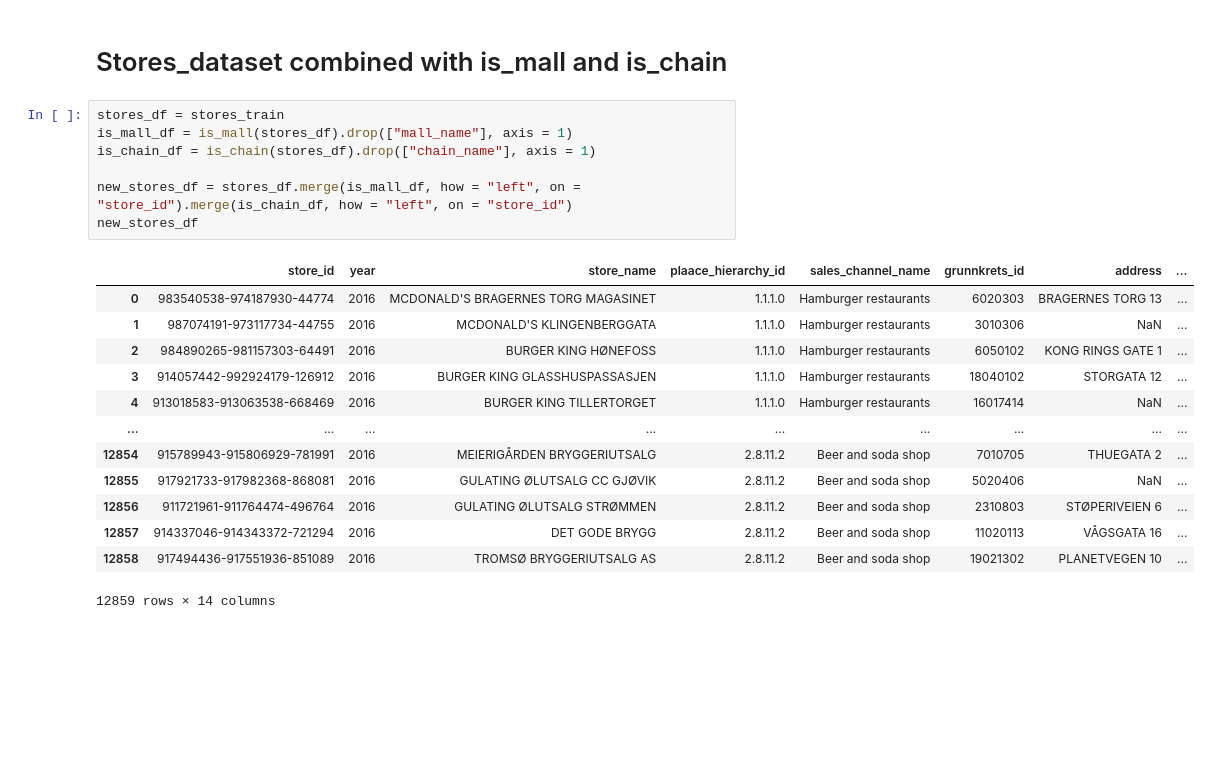
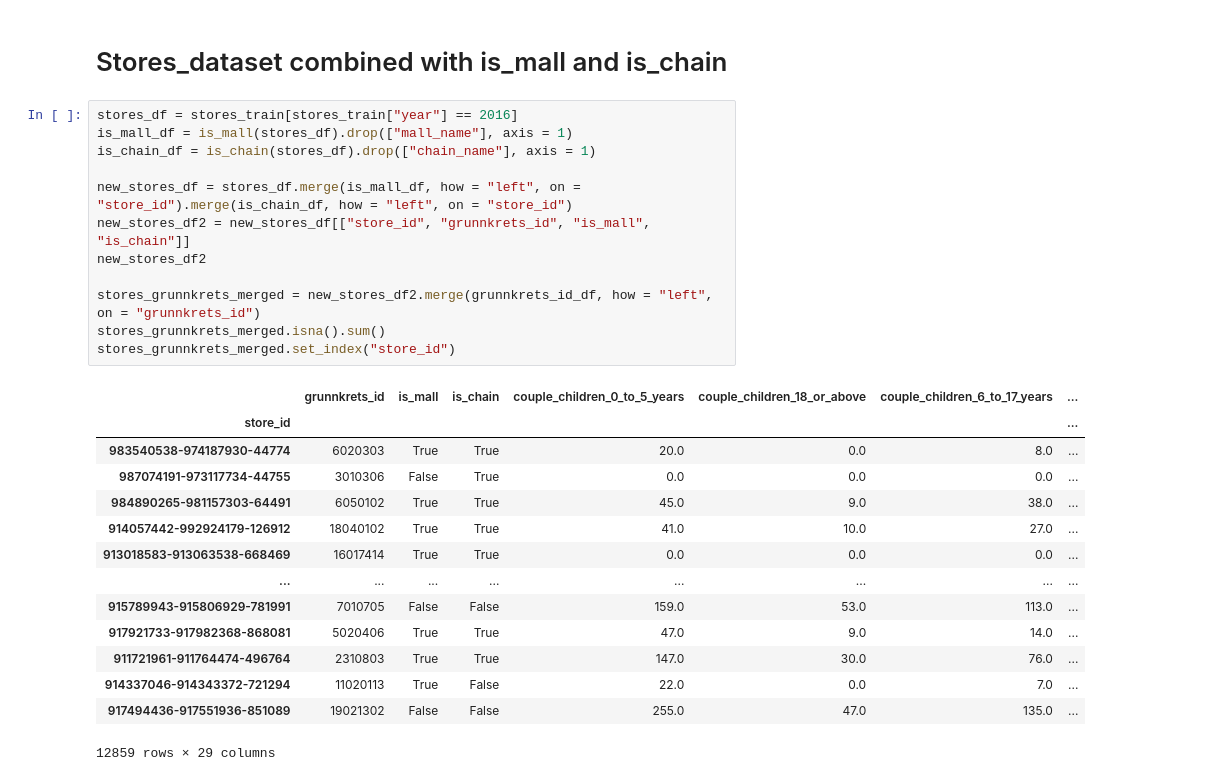
Before and after one commit to SimenQ/machine_learning, a Jupyter notebook: notebooks/shared/feature_engineering.ipynb, the cells around one changed output. Cells and saved outputs as stored; diff of their text form; blank space fills up the shorter version.

```diff
--- a/notebooks/shared/feature_engineering.ipynb
+++ b/notebooks/shared/feature_engineering.ipynb
@@ -589,23 +603,29 @@ municipality_df
 # %% [markdown]
 # Stores_dataset combined with is_mall and is_chain
 # %%
-stores_df = stores_train
+stores_df = stores_train[stores_train["year"] == 2016]
 is_mall_df = is_mall(stores_df).drop(["mall_name"], axis = 1)
 is_chain_df = is_chain(stores_df).drop(["chain_name"], axis = 1)
 
 new_stores_df = stores_df.merge(is_mall_df, how = "left", on = "store_id").merge(is_chain_df, how = "left", on = "store_id")
-new_stores_df
+new_stores_df2 = new_stores_df[["store_id", "grunnkrets_id", "is_mall", "is_chain"]]
+new_stores_df2
+
+stores_grunnkrets_merged = new_stores_df2.merge(grunnkrets_id_df, how = "left", on = "grunnkrets_id")
+stores_grunnkrets_merged.isna().sum()
+stores_grunnkrets_merged.set_index("store_id")
 # %% [output]
-|  | store_id | year | store_name | plaace_hierarchy_id | sales_channel_name | grunnkrets_id | address | ... |
-| 0 | 983540538-974187930-44774 | 2016 | MCDONALD'S BRAGERNES TORG MAGASINET | 1.1.1.0 | Hamburger restaurants | 6020303 | BRAGERNES TORG 13 | ... |
-| 1 | 987074191-973117734-44755 | 2016 | MCDONALD'S KLINGENBERGGATA | 1.1.1.0 | Hamburger restaurants | 3010306 | NaN | ... |
-| 2 | 984890265-981157303-64491 | 2016 | BURGER KING HØNEFOSS | 1.1.1.0 | Hamburger restaurants | 6050102 | KONG RINGS GATE 1 | ... |
-| 3 | 914057442-992924179-126912 | 2016 | BURGER KING GLASSHUSPASSASJEN | 1.1.1.0 | Hamburger restaurants | 18040102 | STORGATA 12 | ... |
-| 4 | 913018583-913063538-668469 | 2016 | BURGER KING TILLERTORGET | 1.1.1.0 | Hamburger restaurants | 16017414 | NaN | ... |
-| ... | ... | ... | ... | ... | ... | ... | ... | ... |
-| 12854 | 915789943-915806929-781991 | 2016 | MEIERIGÅRDEN BRYGGERIUTSALG | 2.8.11.2 | Beer and soda shop | 7010705 | THUEGATA 2 | ... |
-| 12855 | 917921733-917982368-868081 | 2016 | GULATING ØLUTSALG CC GJØVIK | 2.8.11.2 | Beer and soda shop | 5020406 | NaN | ... |
-| 12856 | 911721961-911764474-496764 | 2016 | GULATING ØLUTSALG STRØMMEN | 2.8.11.2 | Beer and soda shop | 2310803 | STØPERIVEIEN 6 | ... |
-| 12857 | 914337046-914343372-721294 | 2016 | DET GODE BRYGG | 2.8.11.2 | Beer and soda shop | 11020113 | VÅGSGATA 16 | ... |
-| 12858 | 917494436-917551936-851089 | 2016 | TROMSØ BRYGGERIUTSALG AS | 2.8.11.2 | Beer and soda shop | 19021302 | PLANETVEGEN 10 | ... |
+|  | grunnkrets_id | is_mall | is_chain | couple_children_0_to_5_years | couple_children_18_or_above | couple_children_6_to_17_years | ... |
+| store_id |  |  |  |  |  |  | ... |
+| 983540538-974187930-44774 | 6020303 | True | True | 20.0 | 0.0 | 8.0 | ... |
+| 987074191-973117734-44755 | 3010306 | False | True | 0.0 | 0.0 | 0.0 | ... |
+| 984890265-981157303-64491 | 6050102 | True | True | 45.0 | 9.0 | 38.0 | ... |
+| 914057442-992924179-126912 | 18040102 | True | True | 41.0 | 10.0 | 27.0 | ... |
+| 913018583-913063538-668469 | 16017414 | True | True | 0.0 | 0.0 | 0.0 | ... |
+| ... | ... | ... | ... | ... | ... | ... | ... |
+| 915789943-915806929-781991 | 7010705 | False | False | 159.0 | 53.0 | 113.0 | ... |
+| 917921733-917982368-868081 | 5020406 | True | True | 47.0 | 9.0 | 14.0 | ... |
+| 911721961-911764474-496764 | 2310803 | True | True | 147.0 | 30.0 | 76.0 | ... |
+| 914337046-914343372-721294 | 11020113 | True | False | 22.0 | 0.0 | 7.0 | ... |
+| 917494436-917551936-851089 | 19021302 | False | False | 255.0 | 47.0 | 135.0 | ... |
-12859 rows × 14 columns
+12859 rows × 29 columns
```
Also changed, not shown: parts of 9 cells of this notebook, 3 other files.
